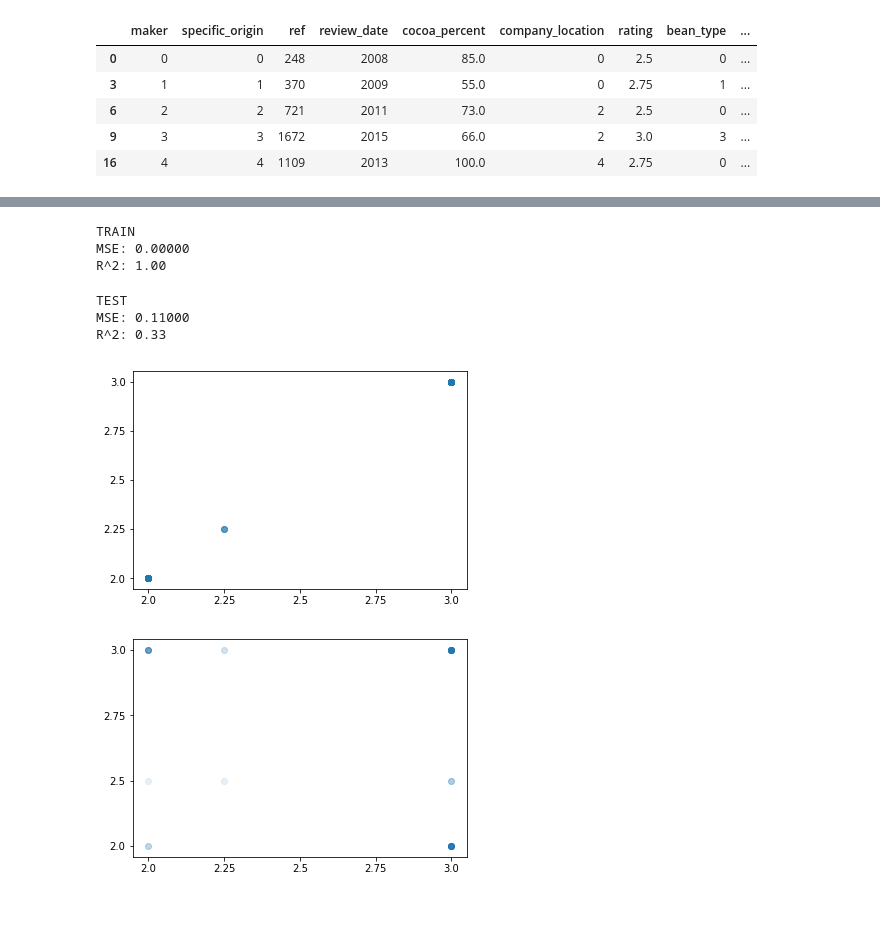
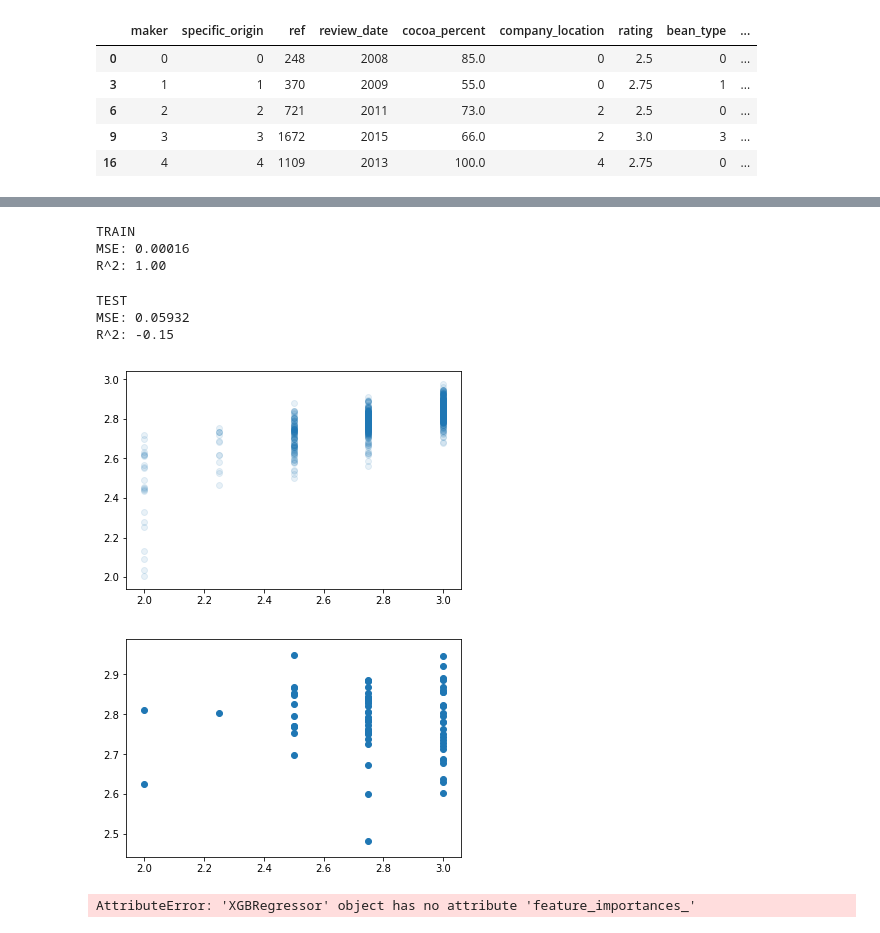
Before and after one commit to JoseGzz/Machine-Learning, a Jupyter notebook: Kaggle/chocolate_ratings/Estadistica Predictiva.ipynb, the cells around one changed output, grey strips where cells are left out. Cells and saved outputs as stored; diff of their text form; code cells hidden in the pictures.

```diff
--- a/Kaggle/chocolate_ratings/Estadistica Predictiva.ipynb
+++ b/Kaggle/chocolate_ratings/Estadistica Predictiva.ipynb
@@ -87,11 +87,14 @@ df.head()
 # %%
 Y = df['rating']
 X = df.drop('rating', axis=1)
+# %%
+Y = Y.apply(lambda  x : float(x))
 # %%
 # use 20% for testing
 X_train, X_test, Y_train, Y_test = train_test_split(X, Y, test_size=0.10)
 # %%
 reg_model = RandomForestClassifier(500, n_jobs=-1, random_state=42, max_features=None, max_depth=None)
+reg_model = xgbr(n_estimators=500, max_depth=5, subsample=0.8, nthread=-1, learning_rate=0.1)
 #dt = DecisionTreeRegressor(max_depth=None)
 #reg_model = AdaBoostRegressor(base_estimator=dt, n_estimators=500, random_state=24)
 #reg_model = GradientBoostingRegressor(n_estimators=500)
@@ -121,7 +123,7 @@ print("MSE: {0:0.5f}".format(mean_squared_error(predictions_train, Y_train))) #
 print("R^2: {0:0.2f}".format(reg_model.score(X_train, Y_train))) # r^2
 # %% [output]
 TRAIN
-MSE: 0.00000
+MSE: 0.00016
 R^2: 1.00
 # %%
 print('TEST')
@@ -129,8 +131,8 @@ print("MSE: {0:0.5f}".format(mean_squared_error(predictions_test, Y_test))) # RM
 print("R^2: {0:0.2f}".format(reg_model.score(X_test, Y_test))) # r^2
 # %% [output]
 TEST
-MSE: 0.11000
-R^2: 0.33
+MSE: 0.05932
+R^2: -0.15
 # %%
 # make some visualizations of the results on train
 %matplotlib inline
@@ -139,15 +141,17 @@ R^2: 0.33
 plt.scatter(Y_train.values, predictions_train, alpha=0.1)
 plt.show()
 # %% [output]
-[figure, old version]
+[figure, new version]
 # %%
 # and on test
 %matplotlib inline
 #plt.ylim(ymax=60); plt.ylim(ymin=-5)
 #plt.xlim(xmax=60); plt.xlim(xmin=-5)
-plt.scatter(Y_test.values, predictions_test, alpha=0.1)
+plt.scatter(Y_test.values, predictions_test)#, alpha=0.1)
 plt.show()
 # %% [output]
-[figure, old version]
+[figure, new version]
 # %%
 reg_model.feature_importances_
+# %% [output]
+AttributeError: 'XGBRegressor' object has no attribute 'feature_importances_'
```
Also changed, not shown: parts of 3 cells of this notebook.
